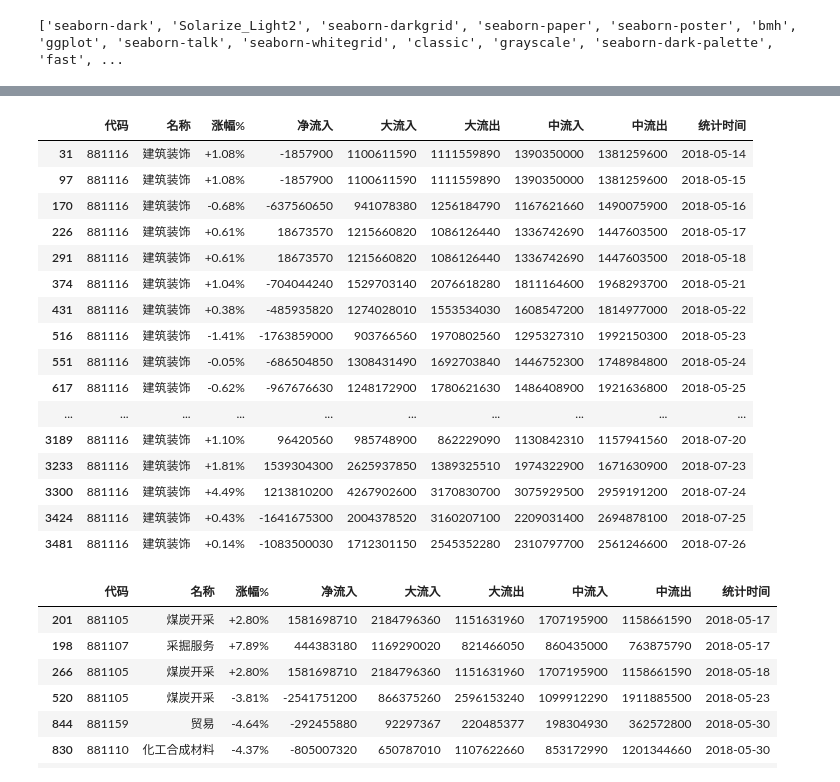
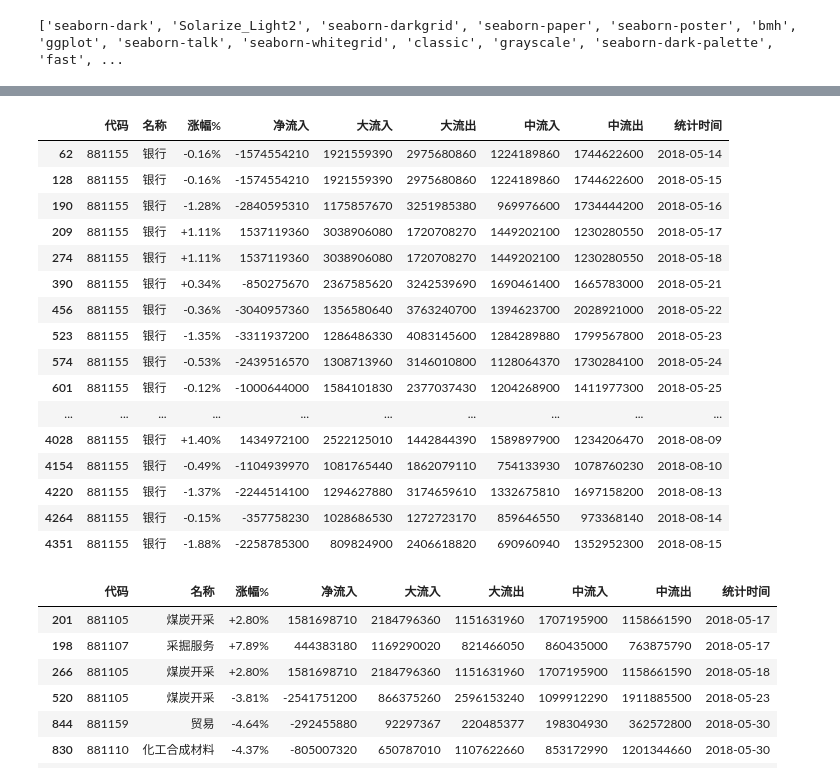
Before and after one commit to sunmd/DataAnlysisDemo, a Jupyter notebook: StockAnlysis.ipynb, the cells around one changed output, grey strips where cells are left out. Cells and saved outputs as stored; diff of their text form; code cells hidden in the pictures.

```diff
--- a/StockAnlysis.ipynb
+++ b/StockAnlysis.ipynb
@@ -212,10 +212,10 @@ def ycz():
 # %%
 file_date = '2018-08'
 
-to_day = '2018-08-10'
+to_day = '2018-08-15'
 
-df = save_one_day( file_date, columns_name, 10)
+df = save_one_day( file_date, columns_name, 15)
 
-df[df['统计时间']=='2018-08-10'].head()
+df[df['统计时间']=='2018-08-15'].head()
 # %% [output]
 |  | 代码 | 名称 | 涨幅% | 净流入 | 大流入 | 大流出 | 中流入 | 中流出 | 统计时间 |
@@ -347,24 +347,24 @@ if not outliers_list_jlr[outliers_list_jlr['统计时间'] == to_day].empty:
 # %%
 #单个板块进行查看
-df[df['名称'] == '建筑装饰'].style.use(mystl.export()).format({'涨幅%':'{:+.2%}'})
+df[df['名称'] == '银行'].style.use(mystl.export()).format({'涨幅%':'{:+.2%}'})
 # %% [output]
 |  | 代码 | 名称 | 涨幅% | 净流入 | 大流入 | 大流出 | 中流入 | 中流出 | 统计时间 |
-| 31 | 881116 | 建筑装饰 | +1.08% | -1857900 | 1100611590 | 1111559890 | 1390350000 | 1381259600 | 2018-05-14 |
-| 97 | 881116 | 建筑装饰 | +1.08% | -1857900 | 1100611590 | 1111559890 | 1390350000 | 1381259600 | 2018-05-15 |
-| 170 | 881116 | 建筑装饰 | -0.68% | -637560650 | 941078380 | 1256184790 | 1167621660 | 1490075900 | 2018-05-16 |
-| 226 | 881116 | 建筑装饰 | +0.61% | 18673570 | 1215660820 | 1086126440 | 1336742690 | 1447603500 | 2018-05-17 |
-| 291 | 881116 | 建筑装饰 | +0.61% | 18673570 | 1215660820 | 1086126440 | 1336742690 | 1447603500 | 2018-05-18 |
-| 374 | 881116 | 建筑装饰 | +1.04% | -704044240 | 1529703140 | 2076618280 | 1811164600 | 1968293700 | 2018-05-21 |
-| 431 | 881116 | 建筑装饰 | +0.38% | -485935820 | 1274028010 | 1553534030 | 1608547200 | 1814977000 | 2018-05-22 |
-| 516 | 881116 | 建筑装饰 | -1.41% | -1763859000 | 903766560 | 1970802560 | 1295327310 | 1992150300 | 2018-05-23 |
-| 551 | 881116 | 建筑装饰 | -0.05% | -686504850 | 1308431490 | 1692703840 | 1446752300 | 1748984800 | 2018-05-24 |
-| 617 | 881116 | 建筑装饰 | -0.62% | -967676630 | 1248172900 | 1780621630 | 1486408900 | 1921636800 | 2018-05-25 |
+| 62 | 881155 | 银行 | -0.16% | -1574554210 | 1921559390 | 2975680860 | 1224189860 | 1744622600 | 2018-05-14 |
+| 128 | 881155 | 银行 | -0.16% | -1574554210 | 1921559390 | 2975680860 | 1224189860 | 1744622600 | 2018-05-15 |
+| 190 | 881155 | 银行 | -1.28% | -2840595310 | 1175857670 | 3251985380 | 969976600 | 1734444200 | 2018-05-16 |
+| 209 | 881155 | 银行 | +1.11% | 1537119360 | 3038906080 | 1720708270 | 1449202100 | 1230280550 | 2018-05-17 |
+| 274 | 881155 | 银行 | +1.11% | 1537119360 | 3038906080 | 1720708270 | 1449202100 | 1230280550 | 2018-05-18 |
+| 390 | 881155 | 银行 | +0.34% | -850275670 | 2367585620 | 3242539690 | 1690461400 | 1665783000 | 2018-05-21 |
+| 456 | 881155 | 银行 | -0.36% | -3040957360 | 1356580640 | 3763240700 | 1394623700 | 2028921000 | 2018-05-22 |
+| 523 | 881155 | 银行 | -1.35% | -3311937200 | 1286486330 | 4083145600 | 1284289880 | 1799567800 | 2018-05-23 |
+| 574 | 881155 | 银行 | -0.53% | -2439516570 | 1308713960 | 3146010800 | 1128064370 | 1730284100 | 2018-05-24 |
+| 601 | 881155 | 银行 | -0.12% | -1000644000 | 1584101830 | 2377037430 | 1204268900 | 1411977300 | 2018-05-25 |
 | ... | ... | ... | ... | ... | ... | ... | ... | ... | ... |
-| 3189 | 881116 | 建筑装饰 | +1.10% | 96420560 | 985748900 | 862229090 | 1130842310 | 1157941560 | 2018-07-20 |
-| 3233 | 881116 | 建筑装饰 | +1.81% | 1539304300 | 2625937850 | 1389325510 | 1974322900 | 1671630900 | 2018-07-23 |
-| 3300 | 881116 | 建筑装饰 | +4.49% | 1213810200 | 4267902600 | 3170830700 | 3075929500 | 2959191200 | 2018-07-24 |
-| 3424 | 881116 | 建筑装饰 | +0.43% | -1641675300 | 2004378520 | 3160207100 | 2209031400 | 2694878100 | 2018-07-25 |
-| 3481 | 881116 | 建筑装饰 | +0.14% | -1083500030 | 1712301150 | 2545352280 | 2310797700 | 2561246600 | 2018-07-26 |
+| 4028 | 881155 | 银行 | +1.40% | 1434972100 | 2522125010 | 1442844390 | 1589897900 | 1234206470 | 2018-08-09 |
+| 4154 | 881155 | 银行 | -0.49% | -1104939970 | 1081765440 | 1862079110 | 754133930 | 1078760230 | 2018-08-10 |
+| 4220 | 881155 | 银行 | -1.37% | -2244514100 | 1294627880 | 3174659610 | 1332675810 | 1697158200 | 2018-08-13 |
+| 4264 | 881155 | 银行 | -0.15% | -357758230 | 1028686530 | 1272723170 | 859646550 | 973368140 | 2018-08-14 |
+| 4351 | 881155 | 银行 | -1.88% | -2258785300 | 809824900 | 2406618820 | 690960940 | 1352952300 | 2018-08-15 |
 # %%
 outliers_list_zf.drop_duplicates().sort_values('统计时间').style.use(mystl.export()).format({'涨幅%':'{:+.2%}'})
 # %% [output]
```
Also changed, not shown: parts of 4 cells of this notebook.
